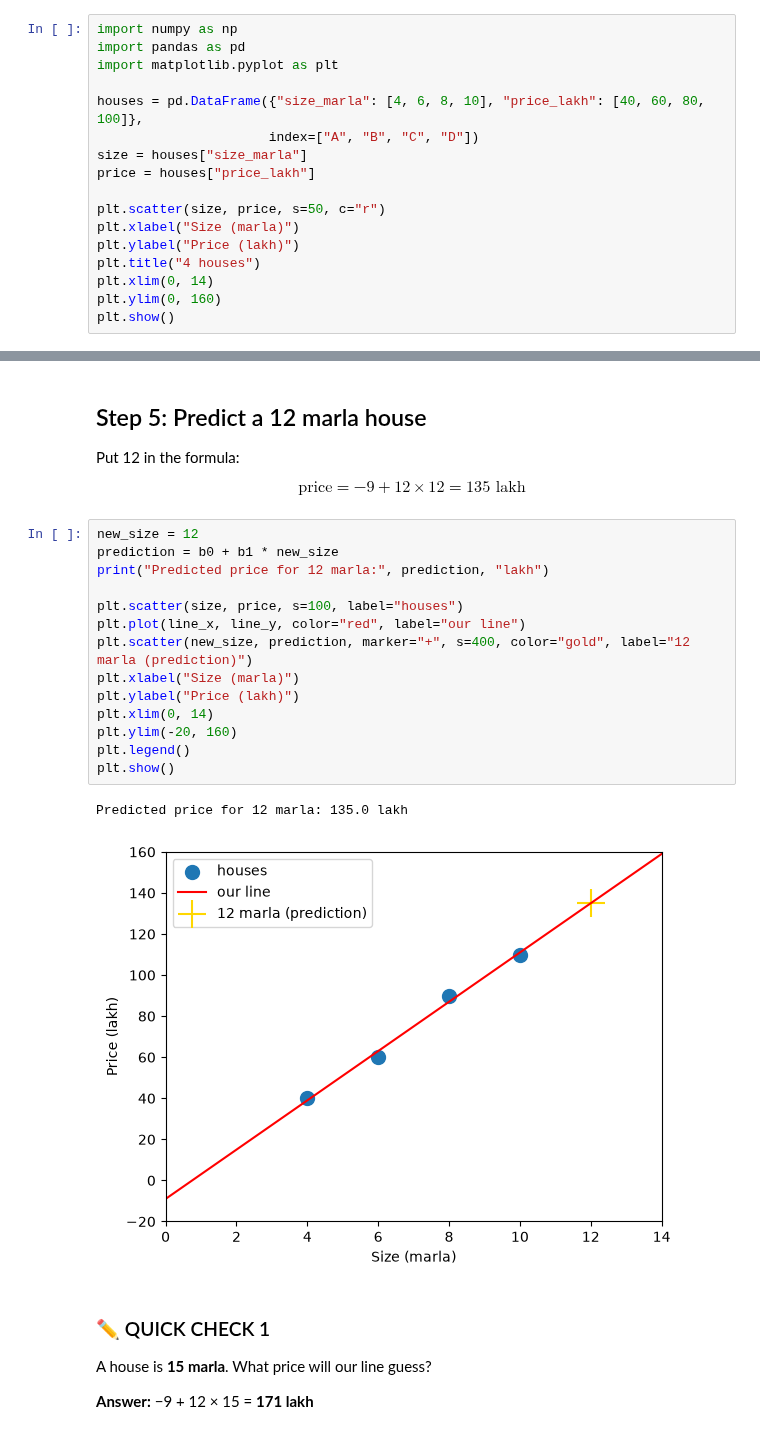
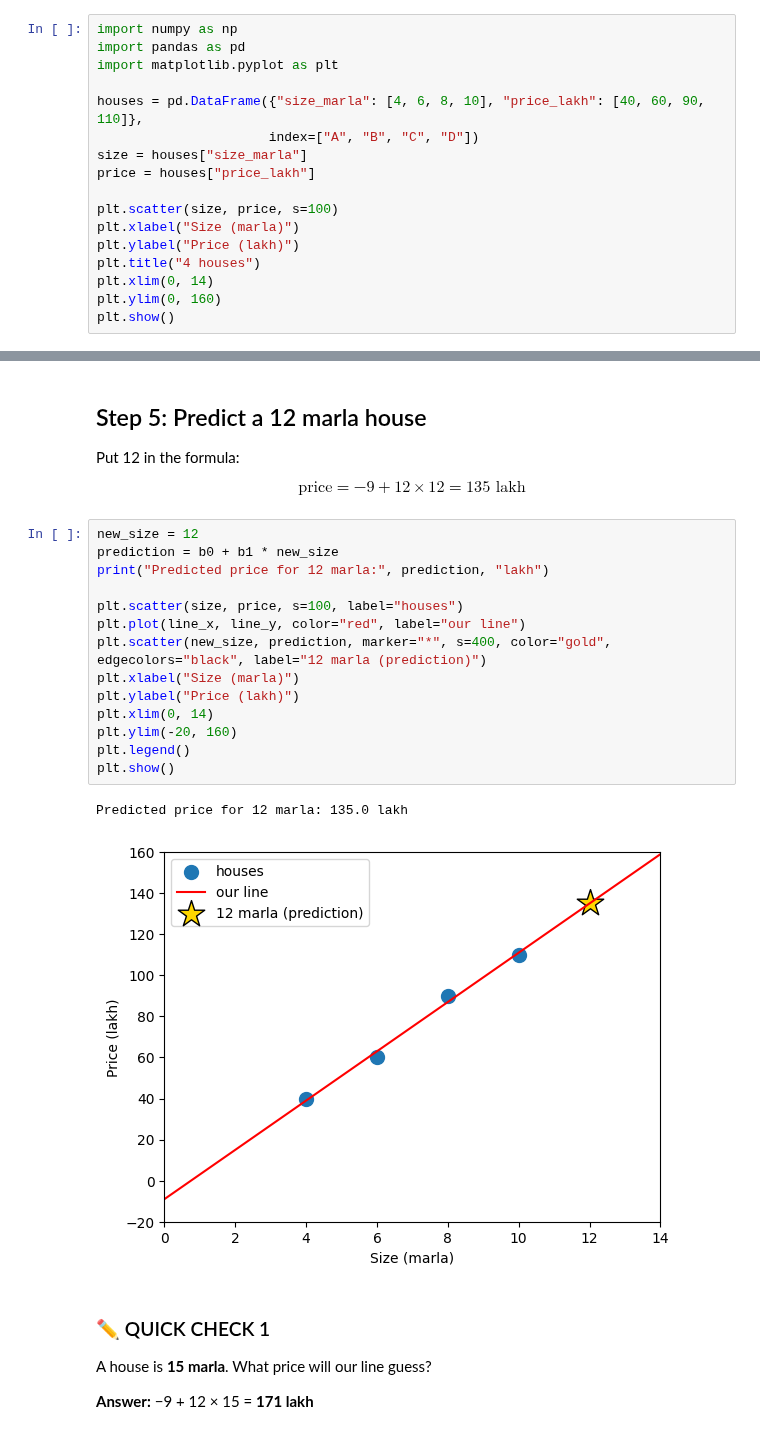
Before and after one commit to faizansakhi/Python-for-AI, a Jupyter notebook: notebooks/Week 4/Day 19/Day_19_Linear_Regression_By_Hand_TEST.ipynb, the cells around one changed output, grey strips where cells are left out. Saved outputs shown, nothing was run; the diff lists cells and outputs as text.

```diff
--- a/notebooks/Week 4/Day 19/Day_19_Linear_Regression_By_Hand_TEST.ipynb
+++ b/notebooks/Week 4/Day 19/Day_19_Linear_Regression_By_Hand_TEST.ipynb
@@ -34,12 +34,12 @@ import numpy as np
 import pandas as pd
 import matplotlib.pyplot as plt
 
-houses = pd.DataFrame({"size_marla": [4, 6, 8, 10], "price_lakh": [40, 60, 80, 100]},
+houses = pd.DataFrame({"size_marla": [4, 6, 8, 10], "price_lakh": [40, 60, 90, 110]},
                       index=["A", "B", "C", "D"])
 size = houses["size_marla"]
 price = houses["price_lakh"]
 
-plt.scatter(size, price, s=50, c="r")
+plt.scatter(size, price, s=100)
 plt.xlabel("Size (marla)")
 plt.ylabel("Price (lakh)")
 plt.title("4 houses")
@@ -197,20 +197,20 @@ $$\text{price} = -9 + 12 \times 12 = 135 \text{ lakh}$$
 # %%
 new_size = 12
 prediction = b0 + b1 * new_size
 print("Predicted price for 12 marla:", prediction, "lakh")
 
 plt.scatter(size, price, s=100, label="houses")
 plt.plot(line_x, line_y, color="red", label="our line")
-plt.scatter(new_size, prediction, marker="+", s=400, color="gold", label="12 marla (prediction)")
+plt.scatter(new_size, prediction, marker="*", s=400, color="gold", edgecolors="black", label="12 marla (prediction)")
 plt.xlabel("Size (marla)")
 plt.ylabel("Price (lakh)")
 plt.xlim(0, 14)
 plt.ylim(-20, 160)
 plt.legend()
 plt.show()
 # %% [output]
 Predicted price for 12 marla: 135.0 lakh
-[figure, old version]
+[figure, new version]
 # %% [markdown]
 ### ✏️ QUICK CHECK 1
 A house is **15 marla**. What price will our line guess?
```
Also changed, not shown: parts of 7 cells of this notebook, 2 other files.
